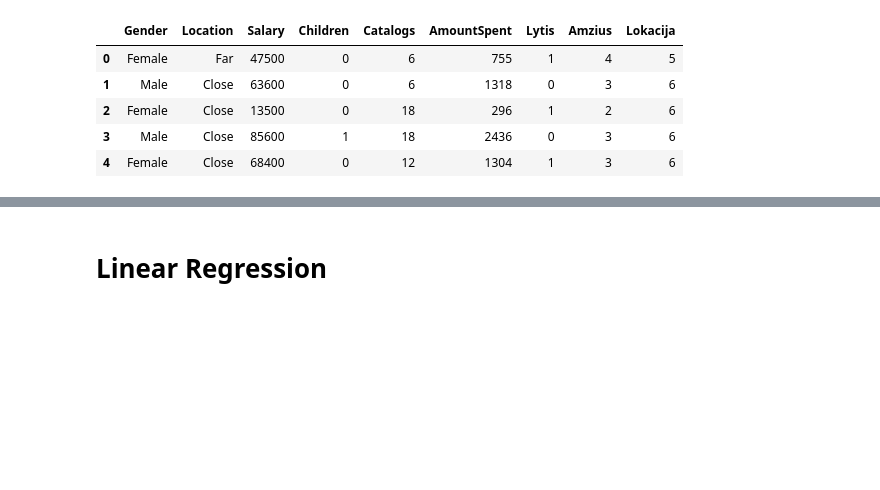
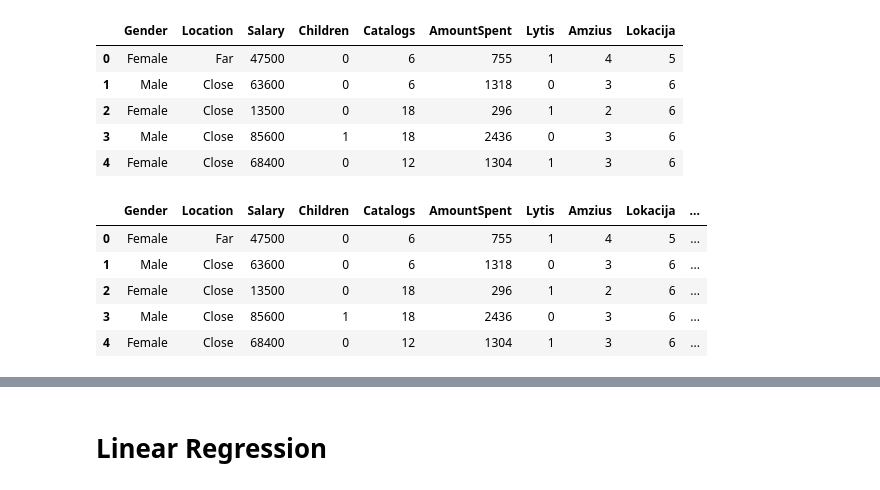
Before and after one commit to samantakarpovic/samanta, a Jupyter notebook: proektas.ipynb, the cells around one changed output, grey strips where cells are left out. Cells and saved outputs as stored; diff of their text form; code cells hidden in the pictures; blank space fills up the shorter version.

```diff
--- a/proektas.ipynb
+++ b/proektas.ipynb
@@ -215,3 +219,13 @@ df.head(5)
 | 2 | Female | Close | 13500 | 0 | 18 | 296 | 1 | 2 | 6 |
 | 3 | Male | Close | 85600 | 1 | 18 | 2436 | 0 | 3 | 6 |
 | 4 | Female | Close | 68400 | 0 | 12 | 1304 | 1 | 3 | 6 |
+# %%
+df['Seimos nariu sk.']=df['Children']+2
+df.head(5) #prie vaiku sk. pridedame du( tetis ir mama)
+# %% [output]
+|  | Gender | Location | Salary | Children | Catalogs | AmountSpent | Lytis | Amzius | Lokacija | ... |
+| 0 | Female | Far | 47500 | 0 | 6 | 755 | 1 | 4 | 5 | ... |
+| 1 | Male | Close | 63600 | 0 | 6 | 1318 | 0 | 3 | 6 | ... |
+| 2 | Female | Close | 13500 | 0 | 18 | 296 | 1 | 2 | 6 | ... |
+| 3 | Male | Close | 85600 | 1 | 18 | 2436 | 0 | 3 | 6 | ... |
+| 4 | Female | Close | 68400 | 0 | 12 | 1304 | 1 | 3 | 6 | ... |
```
Also changed, not shown: parts of 10 cells of this notebook.
